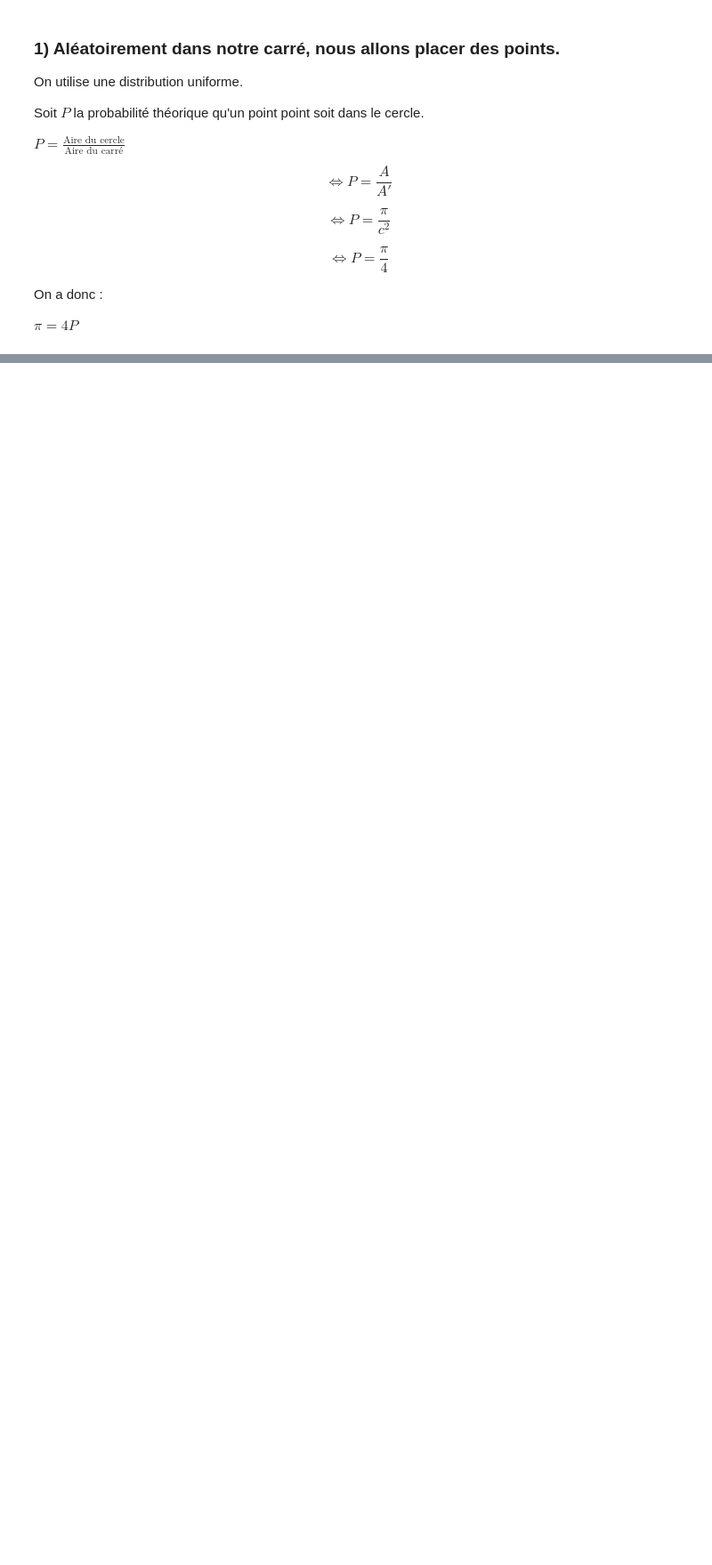
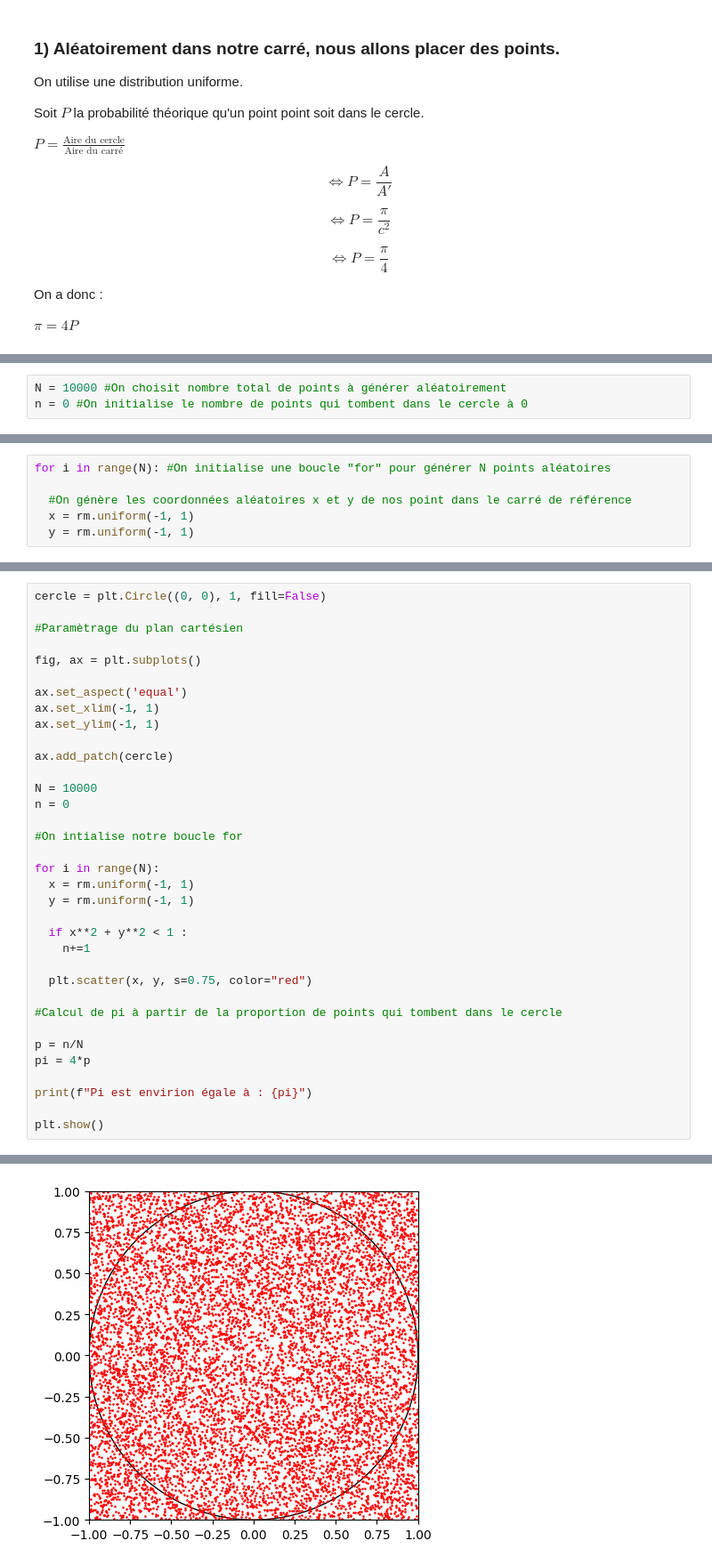
Before and after one commit to Arthure777/Estimation-of-pi-with-Mont-Carlo, a Jupyter notebook: projet/cercle.ipynb, the cells around one changed output, grey strips where cells are left out. Shown at 89% size. Drawn from its saved outputs; the diff is of its cells as text; blank space fills up the shorter version.

```diff
--- a/projet/cercle.ipynb
+++ b/projet/cercle.ipynb
@@ -74,0 +100,3 @@ En d'autres termes dans notre cas, plus notre nombre de tirages est grand, plus
+# %%
+N = 10000 #On choisit nombre total de points à générer aléatoirement
+n = 0 #On initialise le nombre de points qui tombent dans le cercle à 0
@@ -74,0 +105,6 @@ En d'autres termes dans notre cas, plus notre nombre de tirages est grand, plus
+# %%
+for i in range(N): #On initialise une boucle "for" pour générer N points aléatoires
+
+  #On génère les coordonnées aléatoires x et y de nos point dans le carré de référence
+  x = rm.uniform(-1, 1)
+  y = rm.uniform(-1, 1)
@@ -74,0 +127,36 @@ En d'autres termes dans notre cas, plus notre nombre de tirages est grand, plus
+# %%
+cercle = plt.Circle((0, 0), 1, fill=False)
+
+#Paramètrage du plan cartésien
+
+fig, ax = plt.subplots()
+
+ax.set_aspect('equal')
+ax.set_xlim(-1, 1)
+ax.set_ylim(-1, 1)
+
+ax.add_patch(cercle)
+
+N = 10000
+n = 0
+
+#On intialise notre boucle for
+
+for i in range(N):
+  x = rm.uniform(-1, 1)
+  y = rm.uniform(-1, 1)
+
+  if x**2 + y**2 < 1 :
+    n+=1
+
+  plt.scatter(x, y, s=0.75, color="red")
+
+#Calcul de pi à partir de la proportion de points qui tombent dans le cercle
+
+p = n/N
+pi = 4*p
+
+print(f"Pi est envirion égale à : {pi}")
+
+plt.show()
+# %% [output]
@@ -74,0 +164 @@ En d'autres termes dans notre cas, plus notre nombre de tirages est grand, plus
+[figure, added]
```
Also changed, not shown: parts of 16 cells of this notebook.
